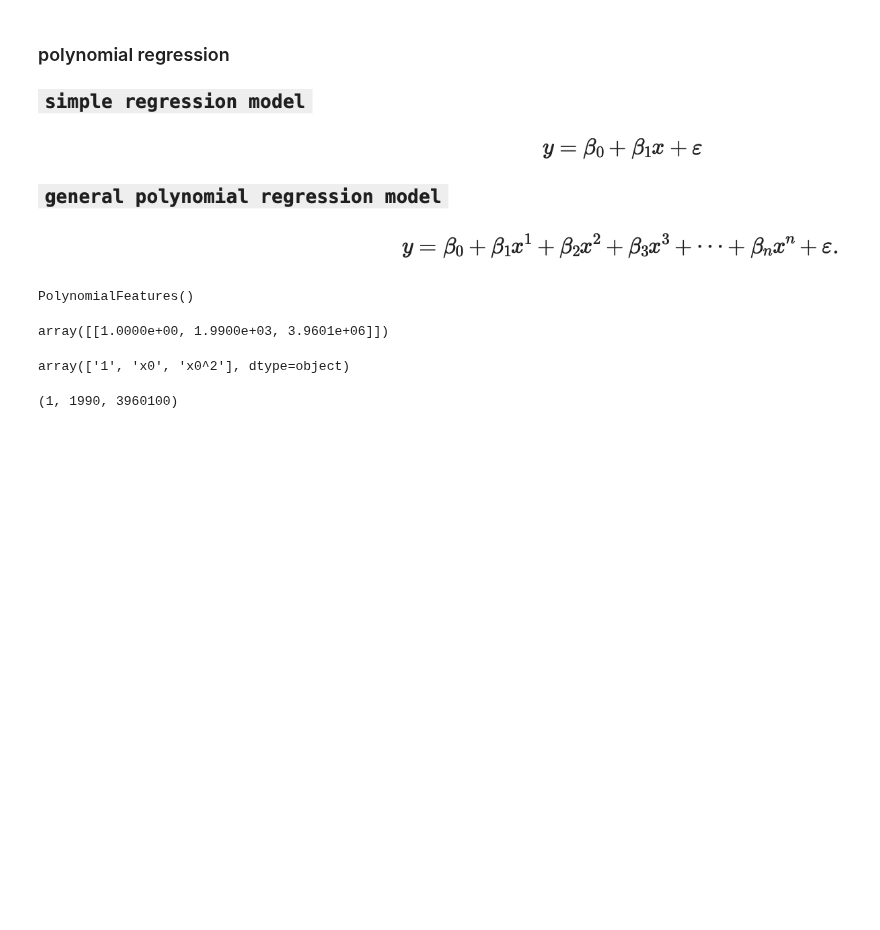
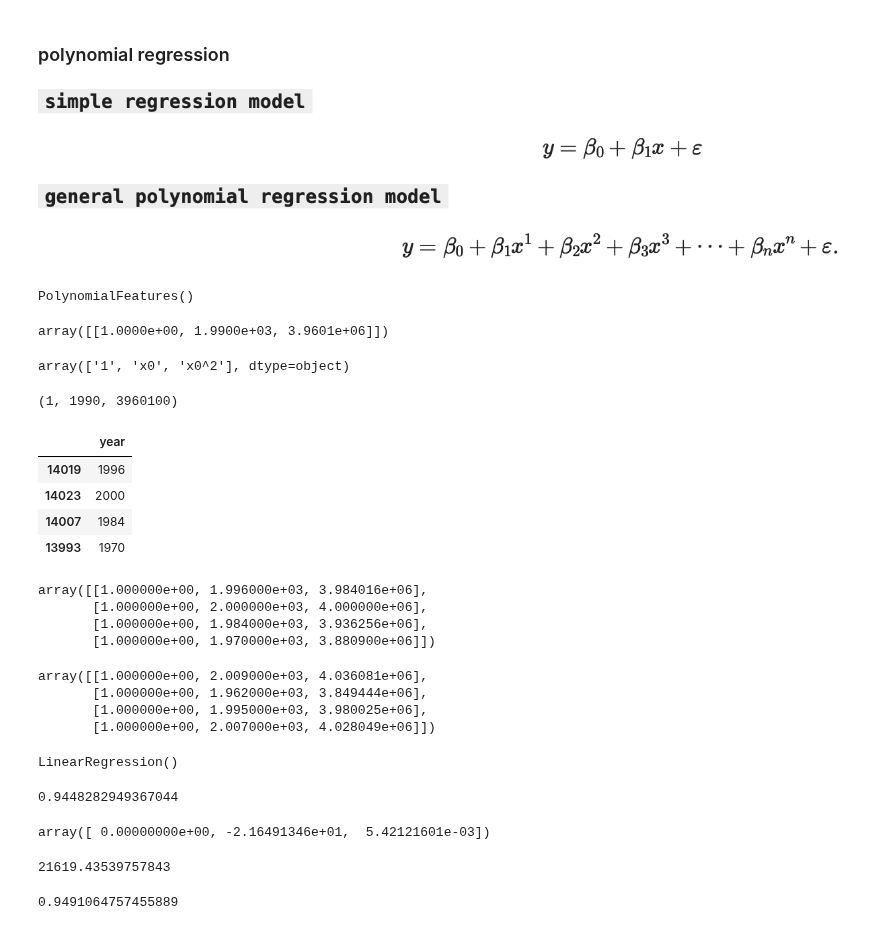
Before and after one commit to pNatTueku/ml_learning_with_ajprasertcbs, a Jupyter notebook: notebooks/polynomial_regression.ipynb, the cells around one changed output. Drawn from its saved outputs; the diff is of its cells as text; code cells hidden in the pictures; blank space fills up the shorter version.

```diff
--- a/notebooks/polynomial_regression.ipynb
+++ b/notebooks/polynomial_regression.ipynb
@@ -254,3 +254,48 @@ v = 1990
 v**0, v**1, v**2
 # %% [output]
 (1, 1990, 3960100)
+# %%
+X_train[:4]
+# %% [output]
+|  | year |
+| 14019 | 1996 |
+| 14023 | 2000 |
+| 14007 | 1984 |
+| 13993 | 1970 |
+# %%
+X_train_poly = poly.fit_transform(X_train)
+X_train_poly[:4]
+# %% [output]
+array([[1.000000e+00, 1.996000e+03, 3.984016e+06],
+       [1.000000e+00, 2.000000e+03, 4.000000e+06],
+       [1.000000e+00, 1.984000e+03, 3.936256e+06],
+       [1.000000e+00, 1.970000e+03, 3.880900e+06]])
+# %%
+X_test_poly = poly.fit_transform(X_test)
+X_test_poly[:4]
+# %% [output]
+array([[1.000000e+00, 2.009000e+03, 4.036081e+06],
+       [1.000000e+00, 1.962000e+03, 3.849444e+06],
+       [1.000000e+00, 1.995000e+03, 3.980025e+06],
+       [1.000000e+00, 2.007000e+03, 4.028049e+06]])
+# %%
+pm = LinearRegression() # create a model
+pm.fit(X_train_poly, y_train) # train/fit a model using X_train_poly
+# %% [output]
+LinearRegression()
+# %%
+pm.score(X_train_poly, y_train) # R-Squared
+# %% [output]
+0.9448282949367044
+# %%
+pm.coef_
+# %% [output]
+array([ 0.00000000e+00, -2.16491346e+01,  5.42121601e-03])
+# %%
+pm.intercept_
+# %% [output]
+21619.43539757843
+# %%
+pm.score(X_test_poly, y_test) # R-Squared
+# %% [output]
+0.9491064757455889
```
Also changed, not shown: parts of 10 cells of this notebook.
